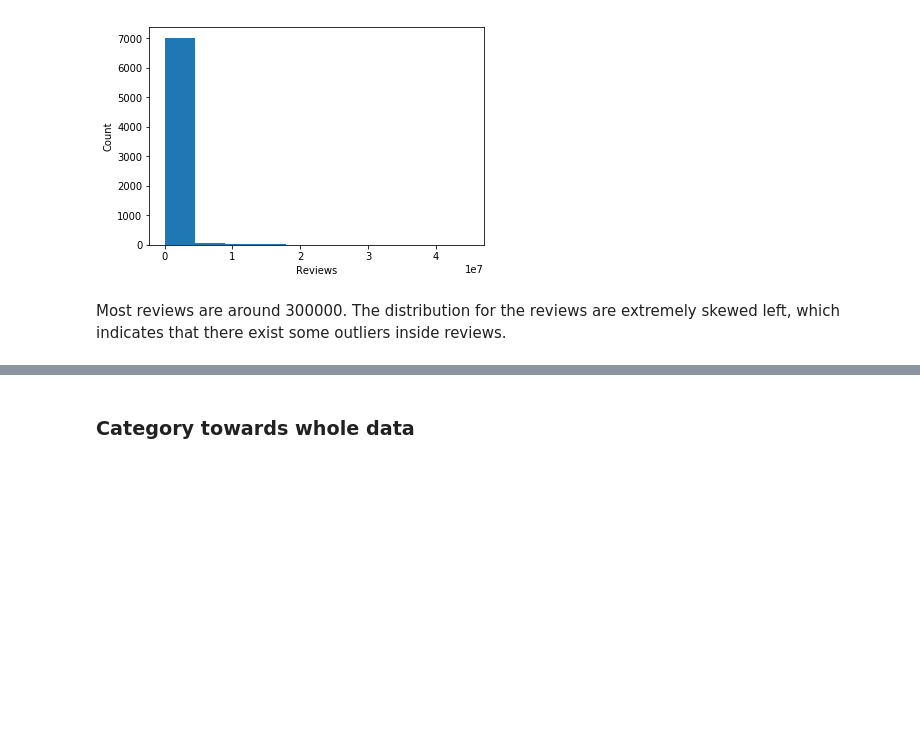
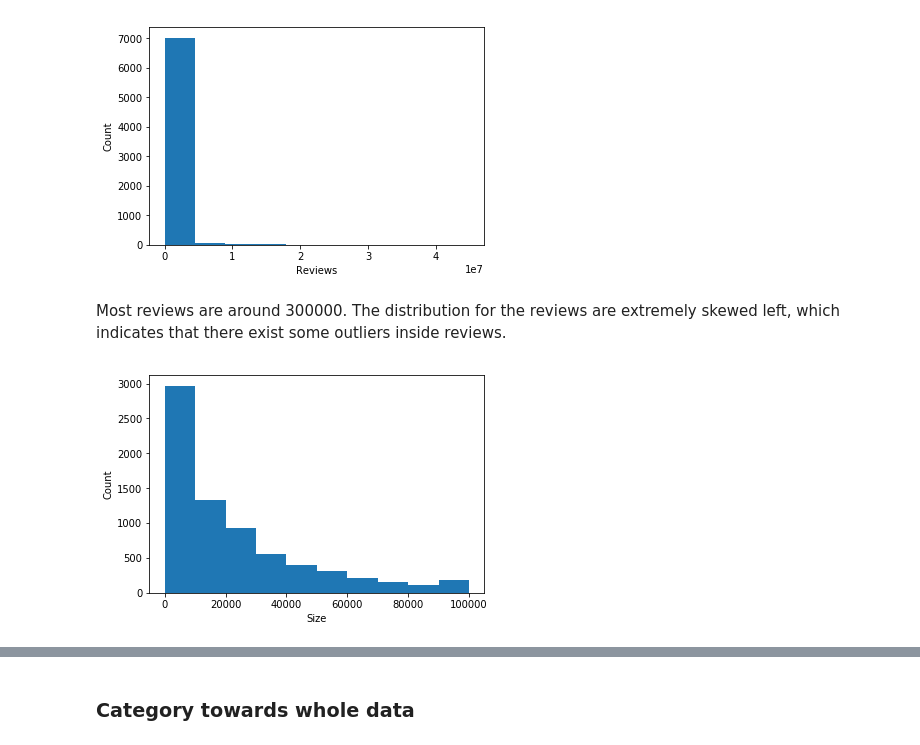
Before and after one commit to SeverineSoltani/COGS108_Project, a Jupyter notebook: COGS 108 Project.ipynb, the cells around one changed output, grey strips where cells are left out. Drawn from its saved outputs; the diff is of its cells as text; code cells hidden in the pictures; blank space fills up the shorter version.

```diff
--- a/COGS 108 Project.ipynb
+++ b/COGS 108 Project.ipynb
@@ -183,3 +184,9 @@ rating_info = plt.hist(data['Reviews'])
 [figure]
 # %% [markdown]
 Most reviews are around 300000. The distribution for the reviews are extremely skewed left, which indicates that there exist some outliers inside reviews.
+# %%
+plt.xlabel('Size')
+plt.ylabel('Count')
+rating_info = plt.hist(data['Size'])
+# %% [output]
+[figure, added]
```
Also changed, not shown: parts of 17 cells of this notebook.
